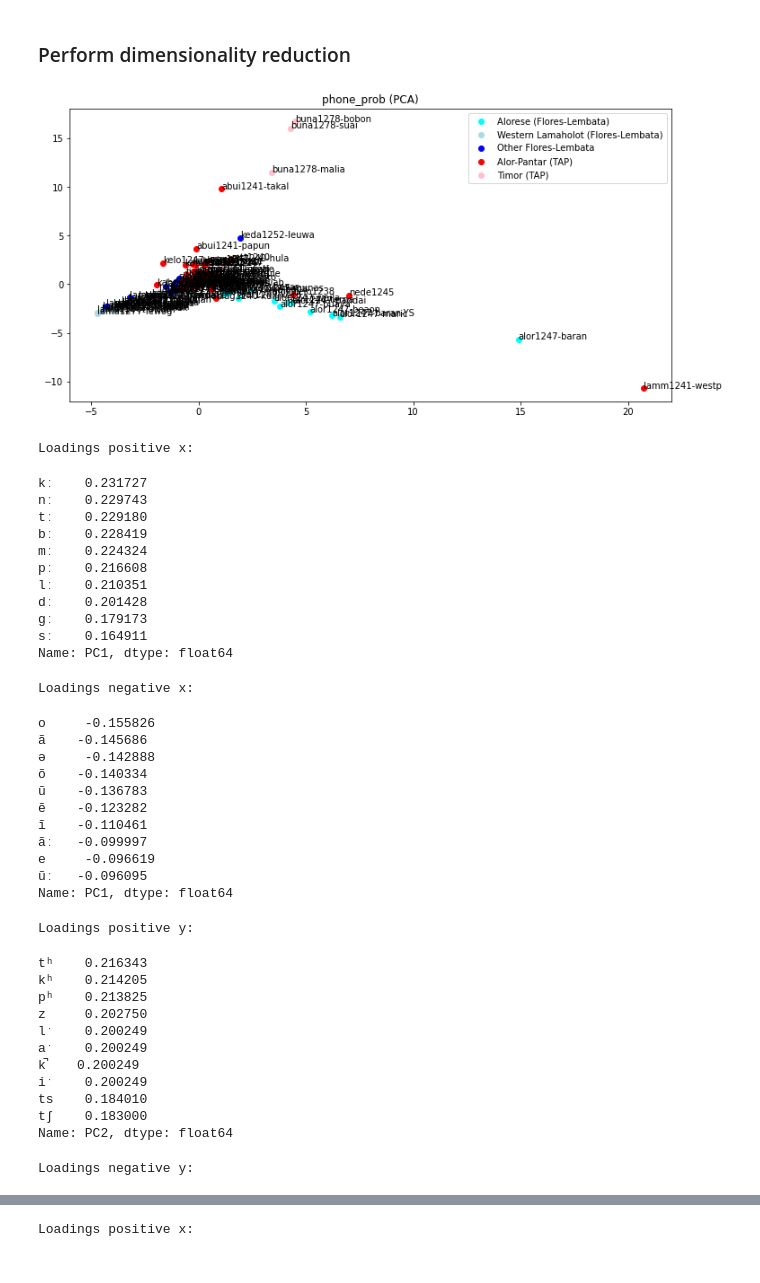
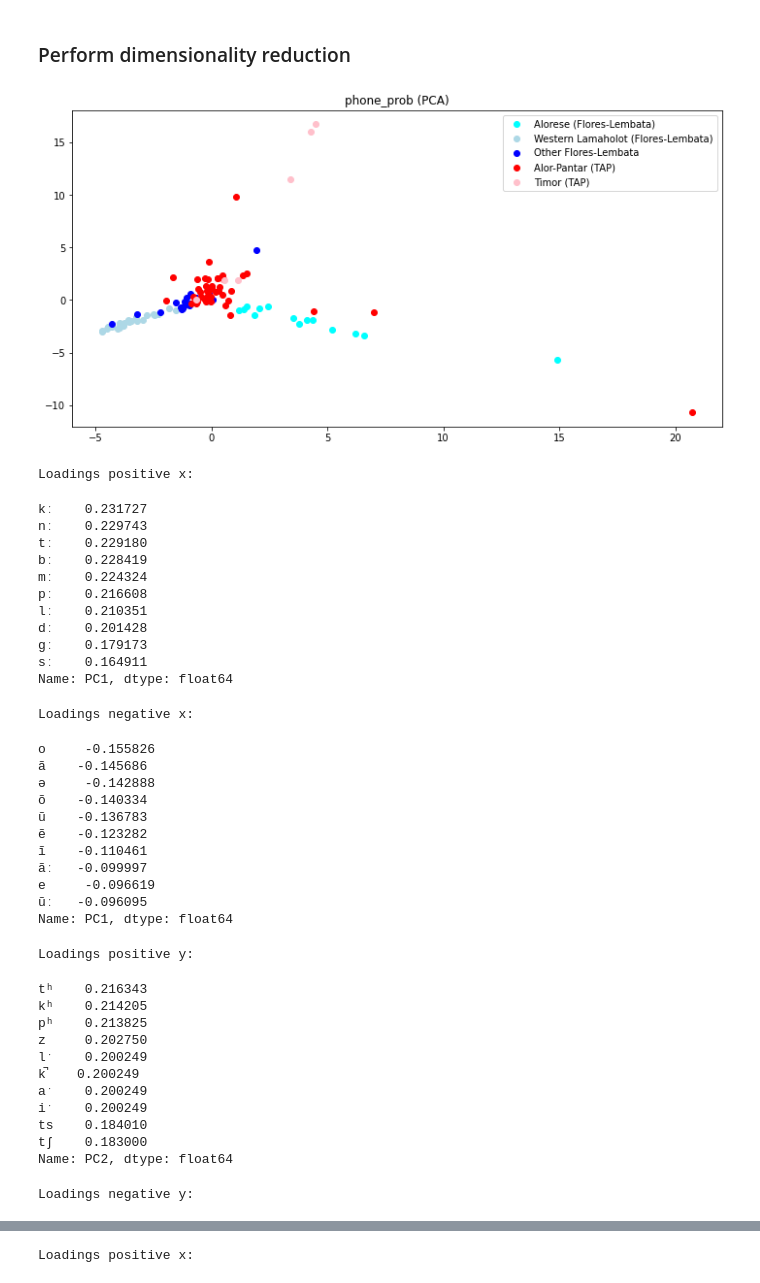
Before and after one commit to peterdekker/agents-intergenerational, a Jupyter notebook: data/compare_phonology.ipynb, the cells around one changed output, grey strips where cells are left out. Cells and saved outputs as stored; diff of their text form; code cells hidden in the pictures.

Commit message:
Fixed code and refactored transition prob into method

```diff
--- a/data/compare_phonology.ipynb
+++ b/data/compare_phonology.ipynb
@@ -86,13 +86,16 @@ data_agg = data_grouped_lang.aggregate({segments_col:list, "Name": "first", "Fam
 # - 0 for combination not available, if constituents are available
 # - None for combination not available, if constituents not available
 phone_prob_matrix = common.create_matrix(data_agg, segments_col, common.phone_prob, "phone_prob")
+phone_prob_existence_matrix = common.create_matrix(data_agg, segments_col, common.phone_prob_existence, "phone_prob_existence")
+biphone_prob_matrix = common.create_matrix(data_agg, segments_col, common.biphone_prob, "biphone_prob")
+biphone_prob_existence_matrix = common.create_matrix(data_agg, segments_col, common.biphone_prob_existence, "biphone_prob_existence")
+
 phone_prob_boundaries_matrix = common.create_matrix(data_agg, segments_col, common.phone_prob_boundaries, "phone_prob_boundaries")
-biphone_prob_matrix = common.create_matrix(data_agg, segments_col, common.biphone_prob, "biphone_prob")
-phone_prob_existence_matrix = common.create_matrix(data_agg, segments_col, common.phone_prob_existence, "phone_prob_existence")
-biphone_prob_existence_matrix = common.create_matrix(data_agg, segments_col, common.biphone_prob_existence, "biphone_prob_existence")
+biphone_transition_matrix = common.create_biphone_transition_matrix(biphone_prob_matrix, phone_prob_boundaries_matrix)
+
 display(phone_prob_matrix.head())
-display(phone_prob_boundaries_matrix.head())
+display(phone_prob_existence_matrix.head())
 display(biphone_prob_matrix.head())
-display(phone_prob_existence_matrix.head())
 display(biphone_prob_existence_matrix.head())
+display(biphone_transition_matrix.head())
 # %% [output]
@@ -141,18 +150,0 @@ display(biphone_prob_existence_matrix.head())
-# %%
-
-# Divide MultiIndex biphone dataframe by phone dataframe
-# Vectorized? How to handle division by zero? Keep NaNs? denominator is 0.0 -> numerator is 0.0. Thus keep 0.0 for total
-# https://stackoverflow.com/questions/45128523/pandas-multiindex-how-to-select-second-level-when-using-columns
-
-
-biphone_transition_matrix = pd.DataFrame(columns = biphone_prob_matrix.columns, index=biphone_prob_matrix.index)
-for x,y in biphone_prob_matrix.columns:
-    biphone_transition_matrix[x,y] = biphone_prob_matrix[x,y] / phone_prob_boundaries_matrix[x]
-    biphone_transition_matrix[f"bw_{x}",f"bw_{y}"] = biphone_prob_matrix[x,y] / phone_prob_boundaries_matrix[y]
-#     print("biphone")
-#     print(biphone_prob_matrix[x,y])
-#     print("phone bound")
-#     print(phone_prob_boundaries_matrix[x])
-#     print("transition")
-#     print(biphone_transition_matrix[x,y])
-display(biphone_transition_matrix)
@@ -178,7 +154,7 @@ display(biphone_transition_matrix)
 from sklearn.decomposition import PCA
 from sklearn.manifold import MDS
 
-PLOT_LABELS = True
+PLOT_LABELS = False
 
 # TODO: Biphone prob with transition probabilities
 
@@ -195,34 +171,34 @@ dim_reds_available = {"PCA": PCA(n_components=2)}#,"MDS": MDS()}
 analyses = {"phone_prob": phone_prob_matrix,
             "phone_prob_existence": phone_prob_existence_matrix,
             "biphone_prob": biphone_prob_matrix,
             "biphone_prob_existence": biphone_prob_existence_matrix,
             "biphone_transition": biphone_transition_matrix,
             "geography": data_agg[["Latitude", "Longitude"]].fillna(0),
             "raw_geography": ["Latitude", "Longitude"],
             }
 
 for study_label, study_data in analyses.items():
     if study_label == "raw_geography":
         reduce = False
         plot_cols = study_data
         dim_reds = {"raw": plot_cols}
     else:
         reduce = True
         dim_reds = dim_reds_available
     for dr_label, dr in dim_reds.items():
         common.reduce_plot(study_label, study_data, dr_label, dr, data_agg, language_groups, PLOT_LABELS, reduce)
         if dr_label == "PCA":
             loadings_x_pos, loadings_x_neg, loadings_y_pos, loadings_y_neg = common.compute_loadings(dr, study_data.columns)
             print("Loadings positive x:")
             display(loadings_x_pos)
             print("Loadings negative x:")
             display(loadings_x_neg)
             print("Loadings positive y:")
             display(loadings_y_pos)
             print("Loadings negative y:")
             display(loadings_y_neg)
 # %% [output]
-[figure, old version]
+[figure, new version]
 Loadings positive x:
 kː    0.231727
 nː    0.229743
@@ -253,8 +229,8 @@ kʰ    0.214205
 pʰ    0.213825
 z     0.202750
 lˑ    0.200249
+k̚    0.200249
 aˑ    0.200249
-k̚    0.200249
 iˑ    0.200249
 ts    0.184010
 tʃ    0.183000
```
Also changed, not shown: parts of 3 cells of this notebook, 1 other file.
